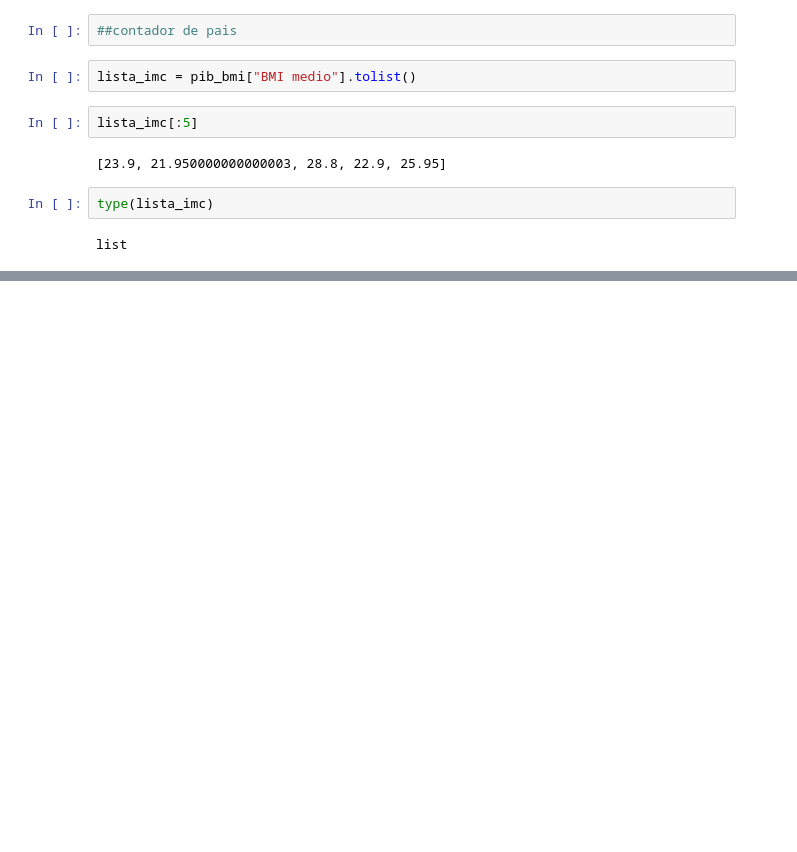
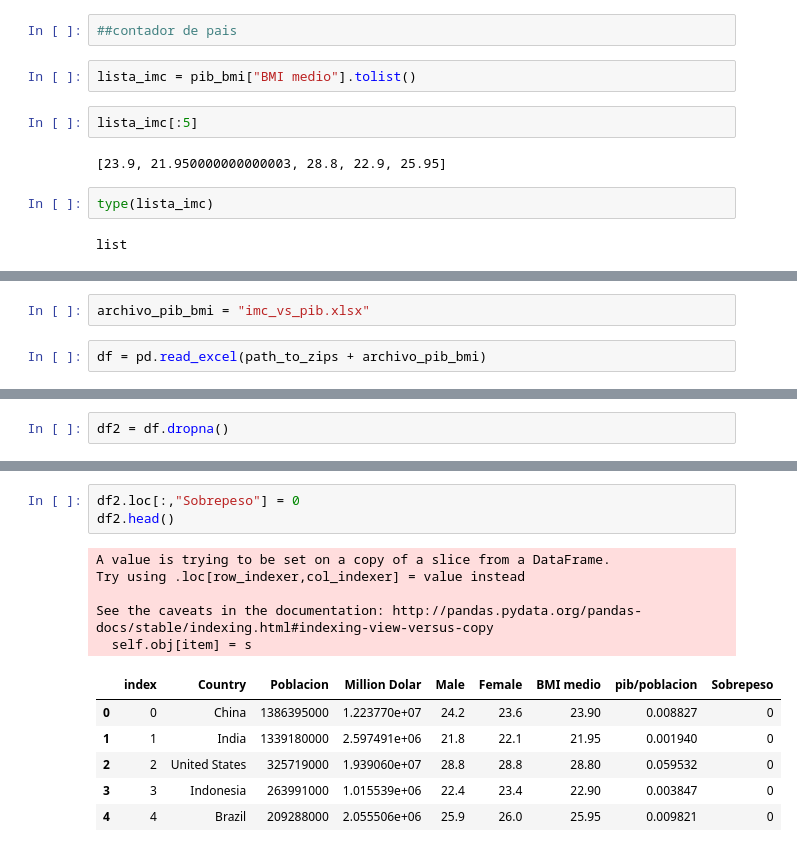
Before and after one commit to SergioME/TFM, a Jupyter notebook: imc_pib.ipynb, the cells around one changed output, grey strips where cells are left out. Saved outputs shown, nothing was run; the diff lists cells and outputs as text; blank space fills up the shorter version.

```diff
--- a/imc_pib.ipynb
+++ b/imc_pib.ipynb
@@ -492,0 +632,4 @@ Obesidad_I 4
+# %%
+archivo_pib_bmi = "imc_vs_pib.xlsx"
+# %%
+df = pd.read_excel(path_to_zips + archivo_pib_bmi)
@@ -492,0 +657,2 @@ Obesidad_I 4
+# %%
+df2 = df.dropna()
@@ -492,0 +671,15 @@ Obesidad_I 4
+# %%
+df2.loc[:,"Sobrepeso"] = 0
+df2.head()
+# %% [output]
+A value is trying to be set on a copy of a slice from a DataFrame.
+Try using .loc[row_indexer,col_indexer] = value instead
+
+See the caveats in the documentation: http://pandas.pydata.org/pandas-docs/stable/indexing.html#indexing-view-versus-copy
+  self.obj[item] = s
+|  | index | Country | Poblacion | Million Dolar | Male | Female | BMI medio | pib/poblacion | Sobrepeso |
+| 0 | 0 | China | 1386395000 | 1.223770e+07 | 24.2 | 23.6 | 23.90 | 0.008827 | 0 |
+| 1 | 1 | India | 1339180000 | 2.597491e+06 | 21.8 | 22.1 | 21.95 | 0.001940 | 0 |
+| 2 | 2 | United States | 325719000 | 1.939060e+07 | 28.8 | 28.8 | 28.80 | 0.059532 | 0 |
+| 3 | 3 | Indonesia | 263991000 | 1.015539e+06 | 22.4 | 23.4 | 22.90 | 0.003847 | 0 |
+| 4 | 4 | Brazil | 209288000 | 2.055506e+06 | 25.9 | 26.0 | 25.95 | 0.009821 | 0 |
```
Also changed, not shown: parts of 32 cells of this notebook.
